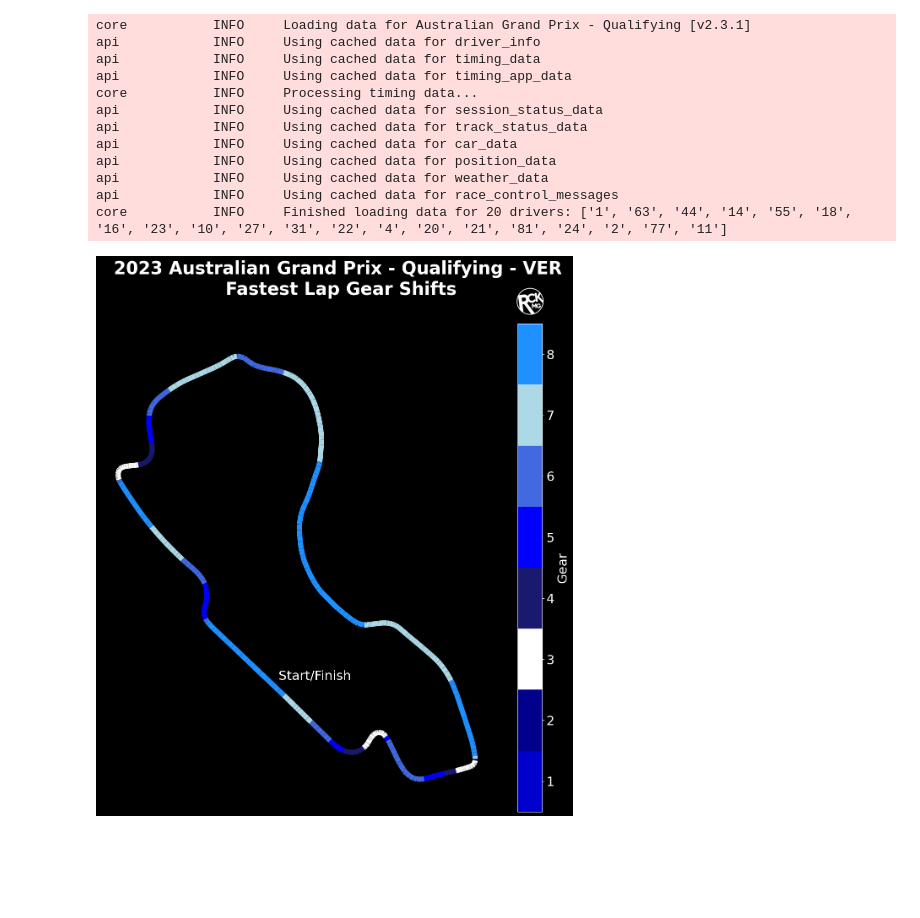
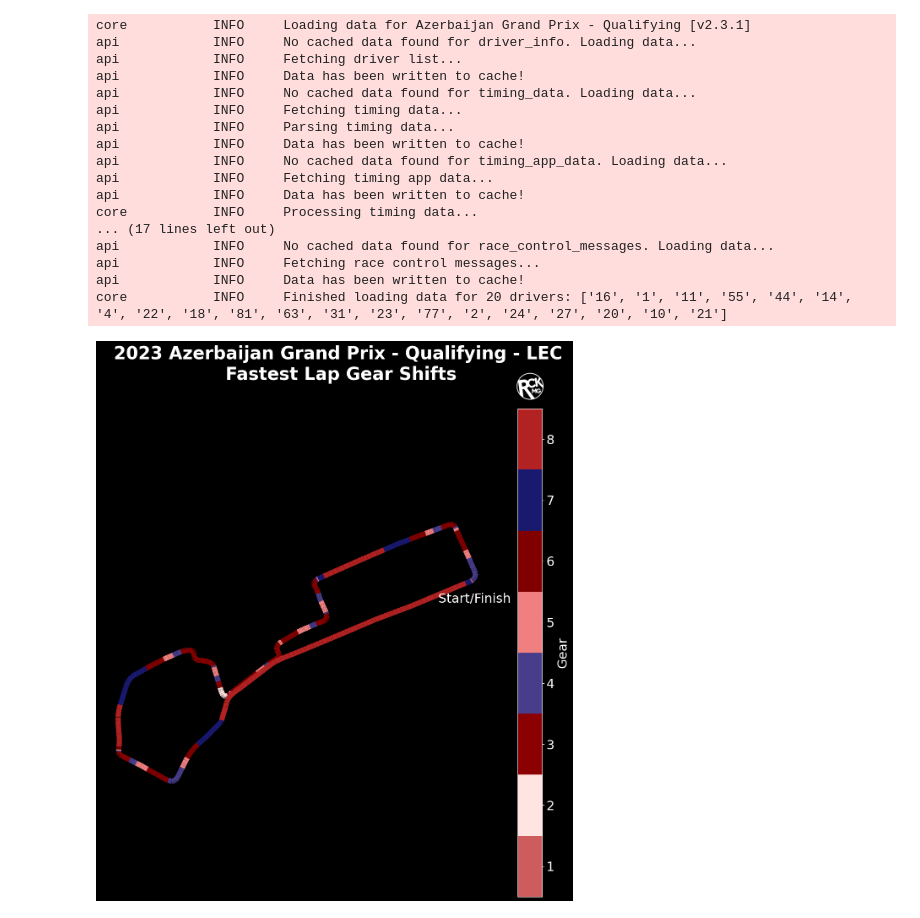
Before and after one commit to RickyRAV/F1DataVisualization, a Jupyter notebook: ForFastestLaps/GearShiftsTrack.ipynb, the cells around one changed output. Saved outputs shown, nothing was run; the diff lists cells and outputs as text; code cells hidden in the pictures; blank space fills up the shorter version.

Commit message:
AzerbaijanNOTCOMPLETE

```diff
--- a/ForFastestLaps/GearShiftsTrack.ipynb
+++ b/ForFastestLaps/GearShiftsTrack.ipynb
@@ -13,24 +14,29 @@ from PIL import Image
 # %%
 ff1.Cache.enable_cache('../cache')
 # %%
-year, event, event_type = 2023, 'Australia', 'Q'
+year, event, event_type = 2023, 'Azerbaijan', 'Q'
 session = ff1.get_session(year, event, event_type)
 session.load()
 # %% [output]
-core           INFO     Loading data for Australian Grand Prix - Qualifying [v2.3.1]
-api            INFO     Using cached data for driver_info
-api            INFO     Using cached data for timing_data
-api            INFO     Using cached data for timing_app_data
+core           INFO     Loading data for Azerbaijan Grand Prix - Qualifying [v2.3.1]
+api            INFO     No cached data found for driver_info. Loading data...
+api            INFO     Fetching driver list...
+api            INFO     Data has been written to cache!
+api            INFO     No cached data found for timing_data. Loading data...
+api            INFO     Fetching timing data...
+api            INFO     Parsing timing data...
+api            INFO     Data has been written to cache!
+api            INFO     No cached data found for timing_app_data. Loading data...
+api            INFO     Fetching timing app data...
+api            INFO     Data has been written to cache!
 core           INFO     Processing timing data...
-api            INFO     Using cached data for session_status_data
-api            INFO     Using cached data for track_status_data
-api            INFO     Using cached data for car_data
-api            INFO     Using cached data for position_data
-api            INFO     Using cached data for weather_data
-api            INFO     Using cached data for race_control_messages
-core           INFO     Finished loading data for 20 drivers: ['1', '63', '44', '14', '55', '18', '16', '23', '10', '27', '31', '22', '4', '20', '21', '81', '24', '2', '77', '11']
+... (17 lines left out)
+api            INFO     No cached data found for race_control_messages. Loading data...
+api            INFO     Fetching race control messages...
+api            INFO     Data has been written to cache!
+core           INFO     Finished loading data for 20 drivers: ['16', '1', '11', '55', '44', '14', '4', '22', '18', '81', '63', '31', '23', '77', '2', '24', '27', '20', '10', '21']
 # %%
-driver_1 = 'VER'
+driver_1 = 'LEC'
 laps_driver_1 = session.laps.pick_driver(driver_1)
 # idk_mate = laps_driver_1.loc[laps_driver_1['LapNumber'] == 50]
 idk_mate = laps_driver_1.pick_fastest()
@@ -55,10 +61,11 @@ plot_filename = re.sub(r'\W+', '', title.replace("\n", " ")) + ".png"
 logo_path = '../RCKMG_logo.png'
 logo_img = Image.open(logo_path)
 # %%
-fig, ax = plt.subplots(sharex=True, sharey=True)
+fig, ax = plt.subplots(figsize=plot_size, sharex=True, sharey=True)
 ax.set_aspect('equal', 'box')
 # Define a custom colormap with a harsh gradient
-colors = ['white', 'lightblue', 'dodgerblue', 'royalblue', 'blue', 'darkblue', 'mediumblue',  'midnightblue']
+#colors = ['white', 'lightblue', 'dodgerblue', 'royalblue', 'blue', 'darkblue', 'mediumblue',  'midnightblue']
+colors = ['mistyrose', 'lightcoral', 'indianred', 'firebrick', 'darkred', 'maroon', 'darkslateblue', 'midnightblue']
 new_colors = colors.copy()
 random.shuffle(new_colors)
 custom_cmap = ListedColormap(new_colors)
@@ -86,32 +93,32 @@ text_x = xmax + 600  # You can adjust the 0.5 value to change the distance betwe
 text_y = start_y
 plt.text(text_x, text_y, 'Start/Finish', fontsize = axis_label_font_size, verticalalignment='center')
 
 plt.gca().add_collection(lc_comp)
 plt.axis('equal')
 plt.tick_params(labelleft=False, left=False, labelbottom=False, bottom=False)
 plt.suptitle(f"{title}\n Fastest Lap Gear Shifts", size = title_font_size, fontweight='bold')
 
 cbar = plt.colorbar(mappable=lc_comp, boundaries=np.arange(1, 10))
 cbar.set_ticks(np.arange(1.5, 9.5))
 cbar.set_ticklabels(np.arange(1, 9))
 # Set the tick label size to 20
 cbar.ax.tick_params(labelsize=axis_label_font_size)
 cbar.set_label("Gear", fontsize=axis_label_font_size)  # Set the label size
 
 # Define the new width and height for the logo
 new_width = 65
 new_height = 65
 # Resize the logo
 logo_resized = logo_img.resize((new_width, new_height))
 logo_resized_np = np.array(logo_resized)
 logo_x = 995
 logo_y = 1185
 fig.figimage(logo_resized_np, xo=logo_x, yo=logo_y, zorder=-1, origin='upper', alpha=1)
 
 plt.rcParams['figure.figsize'] = plot_size
 plt.style.use('dark_background')
 plt.gca().set_axis_off()
-plt.savefig(plot_filename, dpi=300)
+plt.savefig(plot_filename, dpi=300, bbox_inches='tight')
 plt.show()
 # %% [output]
-[figure, old version]
+[figure, new version]
```
Also changed, not shown: parts of 1 cell of this notebook, 25 other files.
